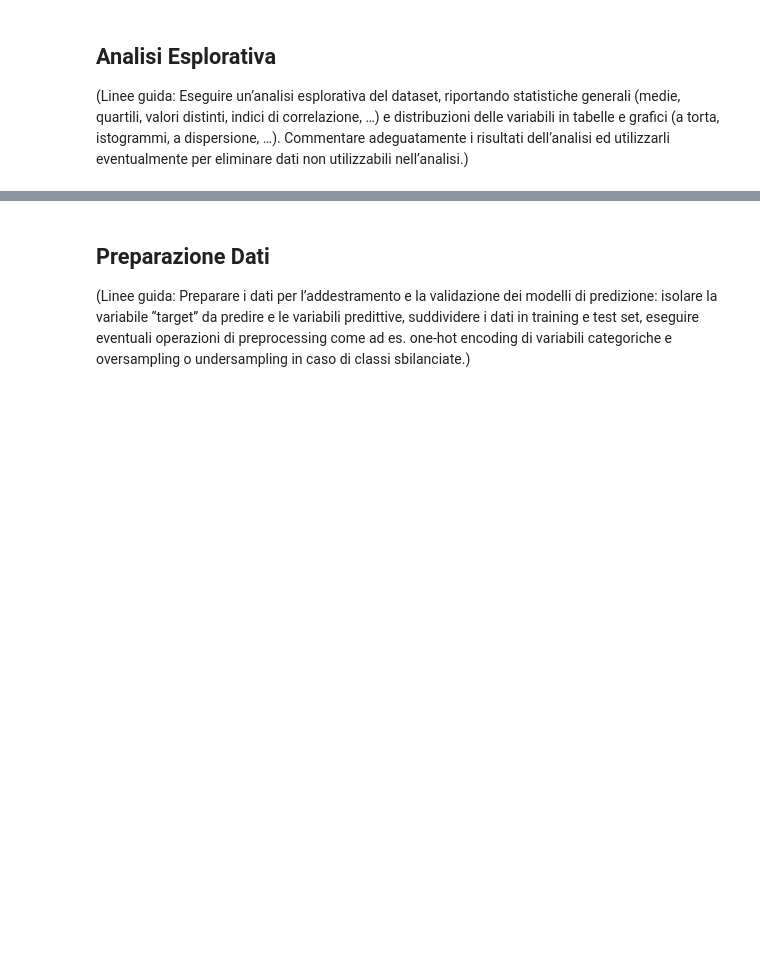
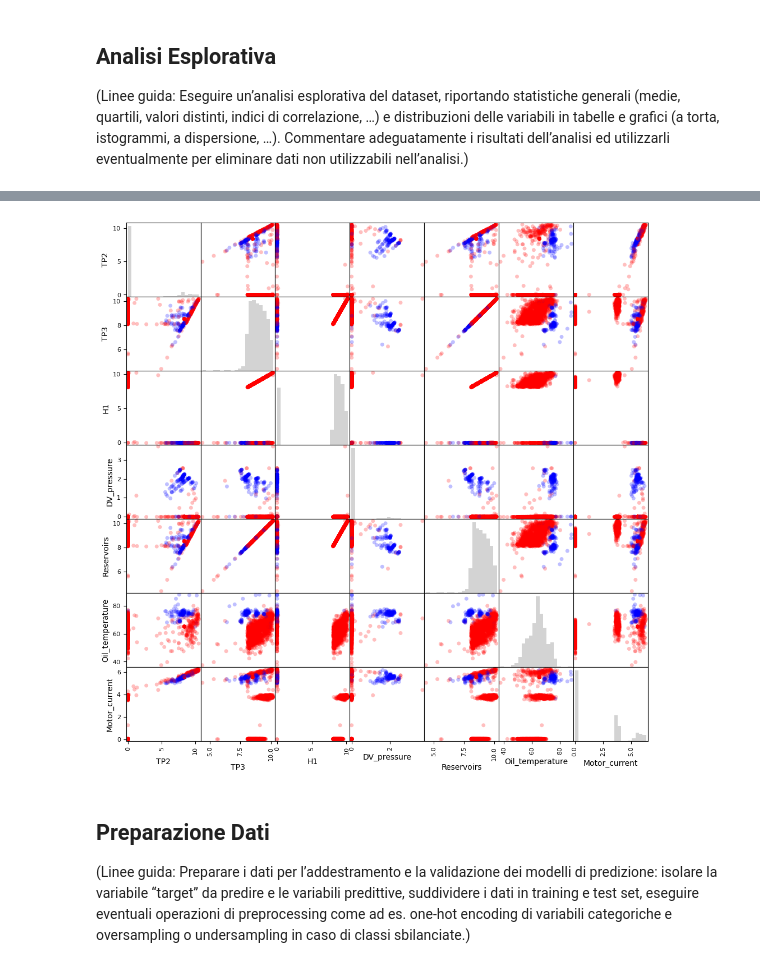
Before and after one commit to AlessandroSciarrillo/DIA-project, a Jupyter notebook: test_metro3.ipynb, the cells around one changed output, grey strips where cells are left out. Saved outputs shown, nothing was run; the diff lists cells and outputs as text; code cells hidden in the pictures; blank space fills up the shorter version.

```diff
--- a/test_metro3.ipynb
+++ b/test_metro3.ipynb
@@ -148,3 +241,16 @@ Name: COMP, Length: 1516948, dtype: uint8
+# %%
+class_colors_map = {0:'#ff0000', 1:'#0000ff'}
+
+sample = dataset.sample(2000)
+_ = pd.plotting.scatter_matrix(sample.drop(["COMP", "DV_eletric", "Towers", "MPG", "LPS", "Pressure_switch", "Oil_level", "Caudal_impulses", "anomaly"], axis=1),
+                               c=sample["anomaly"].map(class_colors_map),
+                               alpha=0.25,
+                               figsize=(12,12),
+                               marker="o",
+                               s=25,
+                               hist_kwds={"bins": 20, "color": "lightgray"})
+# %% [output]
+[figure, added]
 # %% [markdown]
 ## Preparazione Dati
 (Linee guida: Preparare i dati per l’addestramento e la validazione dei modelli di predizione: isolare la variabile “target”
```
Also changed, not shown: parts of 13 cells of this notebook.
